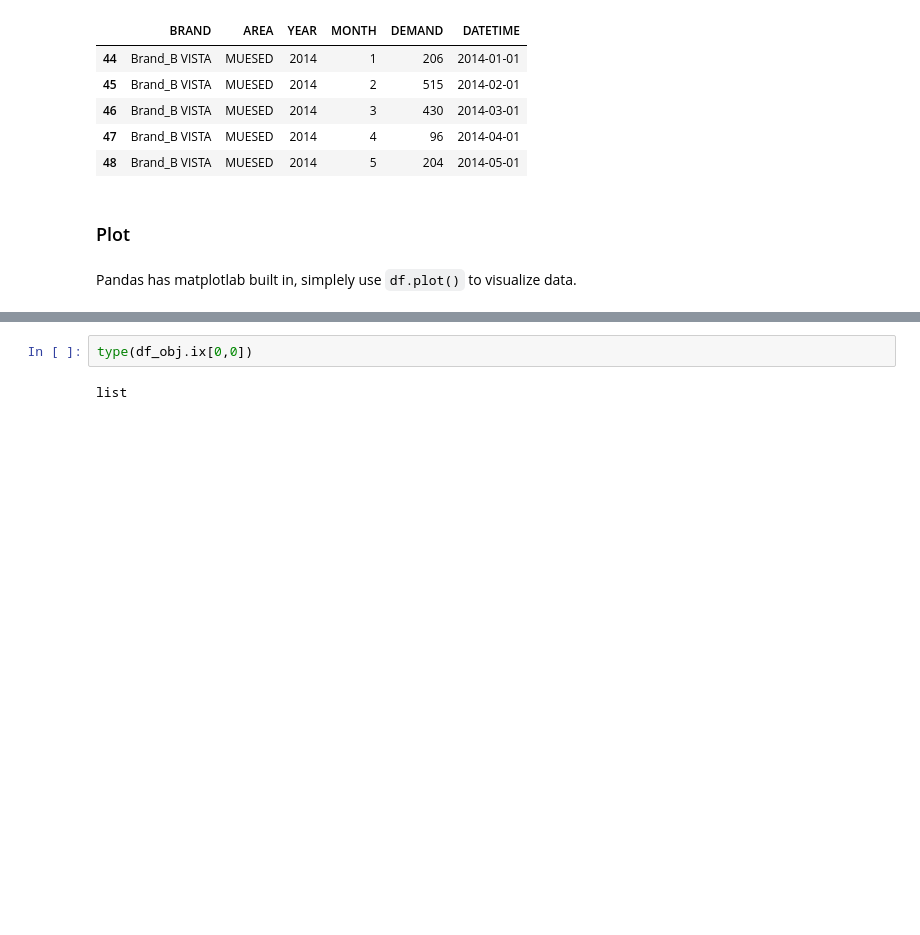
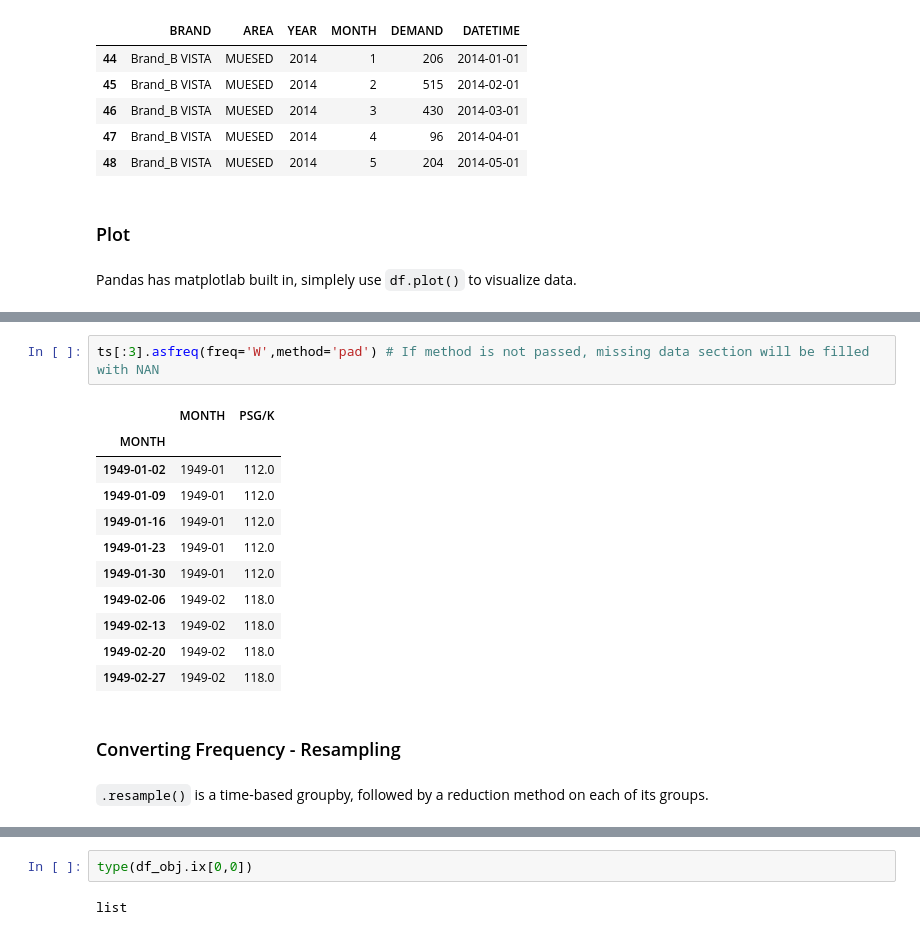
Before and after one commit to LingxB/pd-timeseries, a Jupyter notebook: Timeseries-with-Pandas.ipynb, the cells around one changed output, grey strips where cells are left out. Cells and saved outputs as stored; diff of their text form; blank space fills up the shorter version.

```diff
--- a/Timeseries-with-Pandas.ipynb
+++ b/Timeseries-with-Pandas.ipynb
@@ -220,0 +406,18 @@ df_sorted.plot(x='DATETIME', y='DEMAND',figsize=(8,4))
+# %%
+ts[:3].asfreq(freq='W',method='pad') # If method is not passed, missing data section will be filled with NAN
+# %% [output]
+|  | MONTH | PSG/K |
+| MONTH |  |  |
+| 1949-01-02 | 1949-01 | 112.0 |
+| 1949-01-09 | 1949-01 | 112.0 |
+| 1949-01-16 | 1949-01 | 112.0 |
+| 1949-01-23 | 1949-01 | 112.0 |
+| 1949-01-30 | 1949-01 | 112.0 |
+| 1949-02-06 | 1949-02 | 118.0 |
+| 1949-02-13 | 1949-02 | 118.0 |
+| 1949-02-20 | 1949-02 | 118.0 |
+| 1949-02-27 | 1949-02 | 118.0 |
+# %% [markdown]
+### Converting Frequency - Resampling
+# %% [markdown]
+`.resample()` is a time-based groupby, followed by a reduction method on each of its groups.
```
Also changed, not shown: parts of 50 cells of this notebook, 1 other file.
